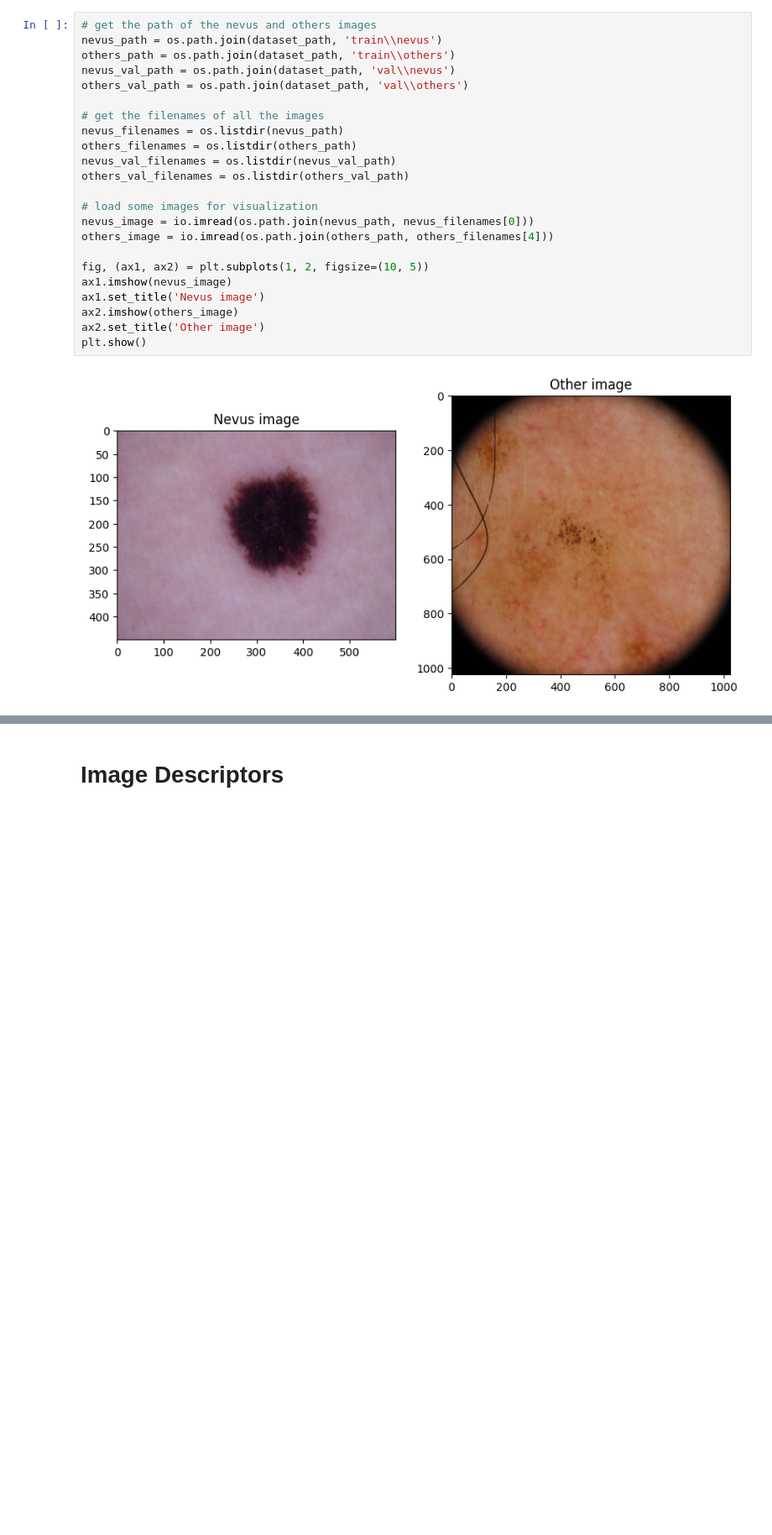
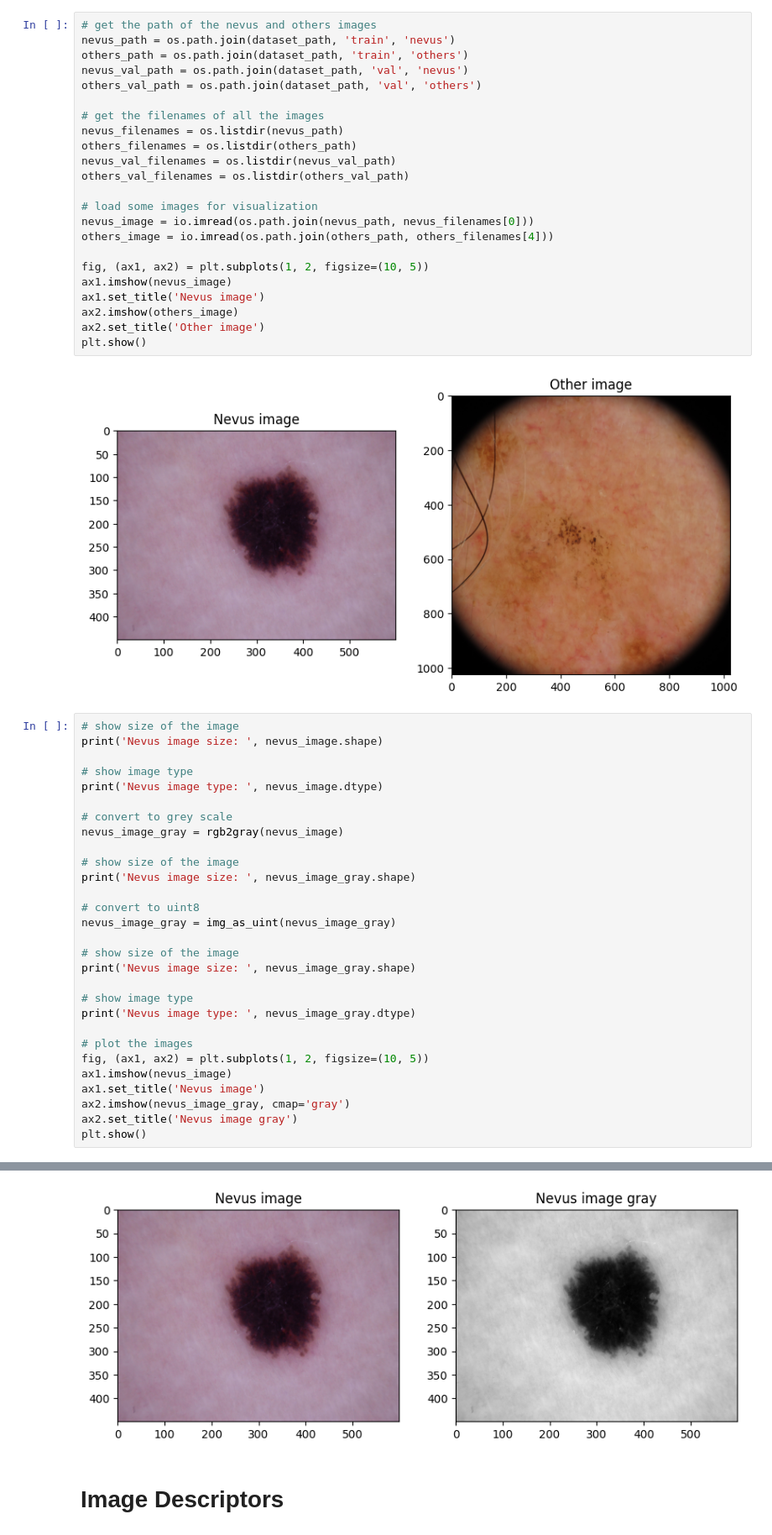
Before and after one commit to leonardopl/cad-project, a Jupyter notebook: challenge-1.ipynb, the cells around one changed output, grey strips where cells are left out. Shown at 84% size. Saved outputs shown, nothing was run; the diff lists cells and outputs as text; blank space fills up the shorter version.

Commit message:
implemented fisher vector features and other stuff

```diff
--- a/challenge-1.ipynb
+++ b/challenge-1.ipynb
@@ -33,10 +47,10 @@ plt.rcParams['figure.figsize'] = [10, 5]
 #%matplotlib widget
 # %%
 # get the path of the nevus and others images
-nevus_path = os.path.join(dataset_path, 'train\\nevus')
-others_path = os.path.join(dataset_path, 'train\\others')
-nevus_val_path = os.path.join(dataset_path, 'val\\nevus')
-others_val_path = os.path.join(dataset_path, 'val\\others')
+nevus_path = os.path.join(dataset_path, 'train', 'nevus')
+others_path = os.path.join(dataset_path, 'train', 'others')
+nevus_val_path = os.path.join(dataset_path, 'val', 'nevus')
+others_val_path = os.path.join(dataset_path, 'val', 'others')
 
 # get the filenames of all the images
 nevus_filenames = os.listdir(nevus_path)
@@ -56,3 +70,33 @@ ax2.set_title('Other image')
 plt.show()
 # %% [output]
 [figure]
+# %%
+# show size of the image
+print('Nevus image size: ', nevus_image.shape)
+
+# show image type
+print('Nevus image type: ', nevus_image.dtype)
+
+# convert to grey scale
+nevus_image_gray = rgb2gray(nevus_image)
+
+# show size of the image
+print('Nevus image size: ', nevus_image_gray.shape)
+
+# convert to uint8
+nevus_image_gray = img_as_uint(nevus_image_gray)
+
+# show size of the image
+print('Nevus image size: ', nevus_image_gray.shape)
+
+# show image type
+print('Nevus image type: ', nevus_image_gray.dtype)
+
+# plot the images
+fig, (ax1, ax2) = plt.subplots(1, 2, figsize=(10, 5))
+ax1.imshow(nevus_image)
+ax1.set_title('Nevus image')
+ax2.imshow(nevus_image_gray, cmap='gray')
+ax2.set_title('Nevus image gray')
+plt.show()
+# %% [output]
@@ -59,3 +108,4 @@ plt.show()
+[figure, added]
 # %% [markdown]
 # Image Descriptors
 # %% [markdown]
```
Also changed, not shown: parts of 36 cells of this notebook.
